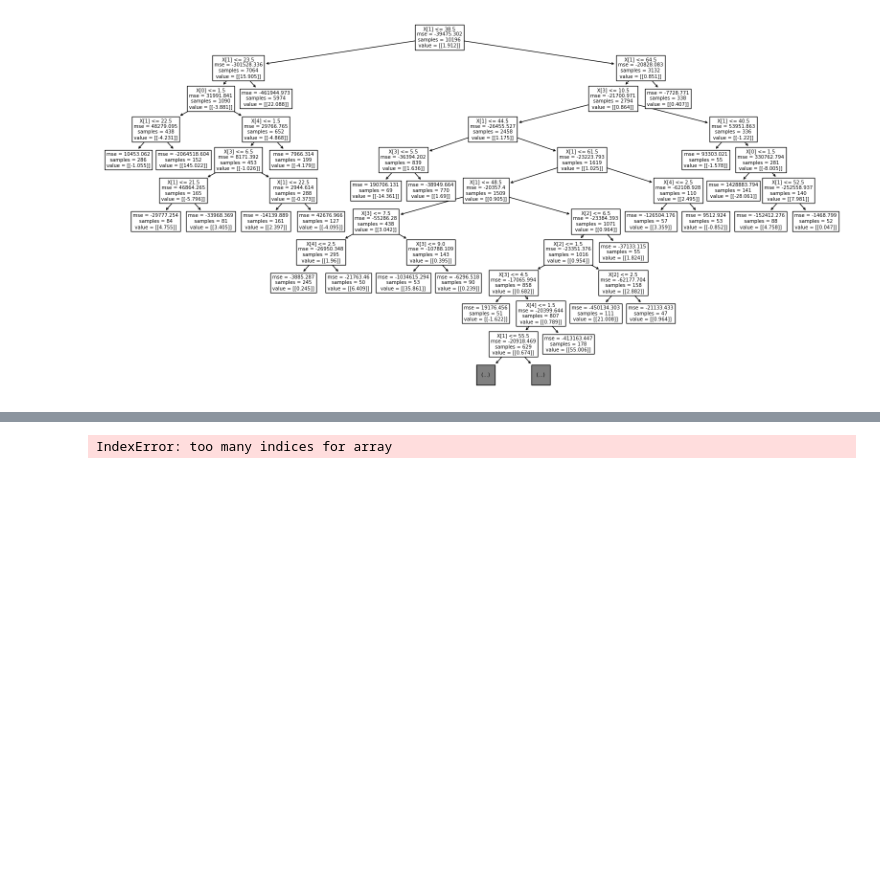
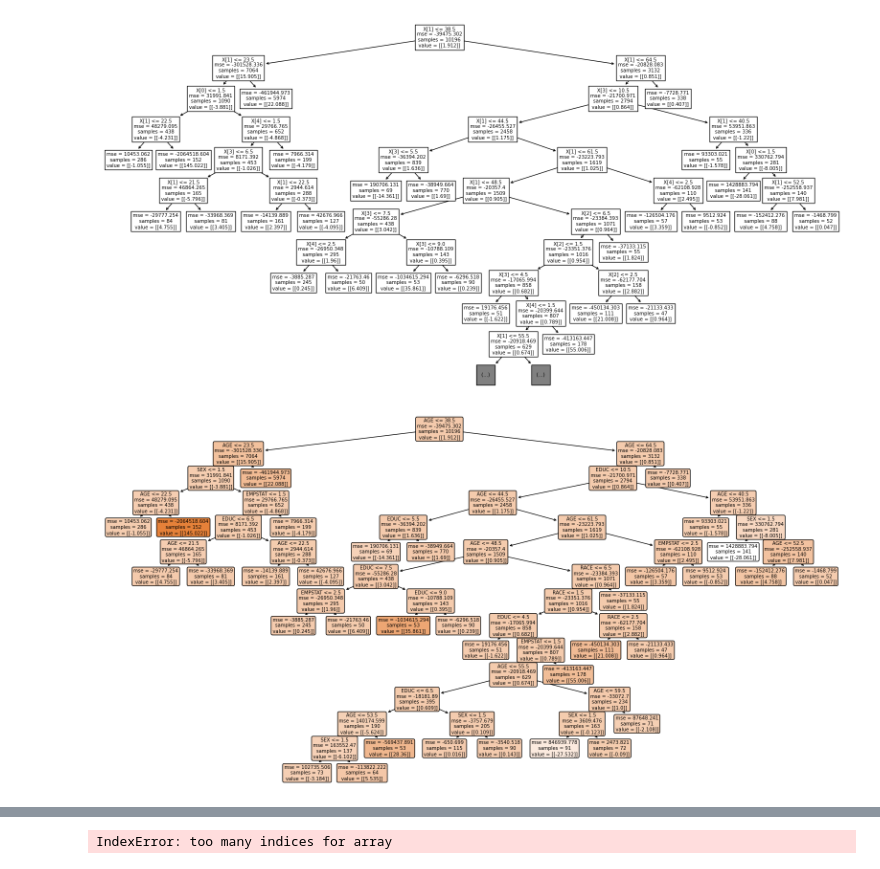
Before and after one commit to Krish26-2000/Generalised_Random_Forest_Methods, a Jupyter notebook: src/generalised_random_forest_methods/data_management/causal_IV2.ipynb, the cells around one changed output, grey strips where cells are left out. Cells and saved outputs as stored; diff of their text form; code cells hidden in the pictures; blank space fills up the shorter version.

```diff
--- a/src/generalised_random_forest_methods/data_management/causal_IV2.ipynb
+++ b/src/generalised_random_forest_methods/data_management/causal_IV2.ipynb
@@ -159,3 +176,12 @@ plot_tree(est[0], impurity=True, max_depth=10)
 plt.show()
 # %% [output]
 [figure]
+# %%
+plt.figure(figsize=(20, 10))
+plot_tree(est[0],
+        filled = True,
+        rounded = True,
+        class_names = ["yes","no"],
+        feature_names = X.columns);
+# %% [output]
+[figure, added]
```
Also changed, not shown: parts of 12 cells of this notebook, 2 other files.
